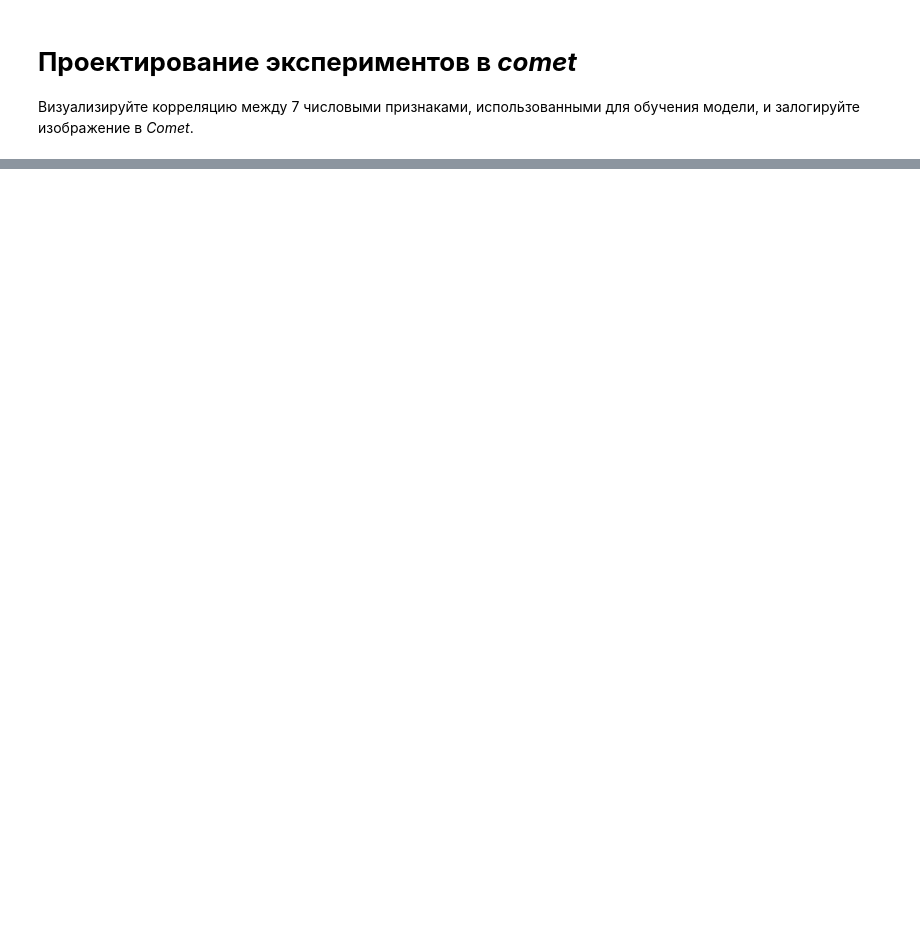
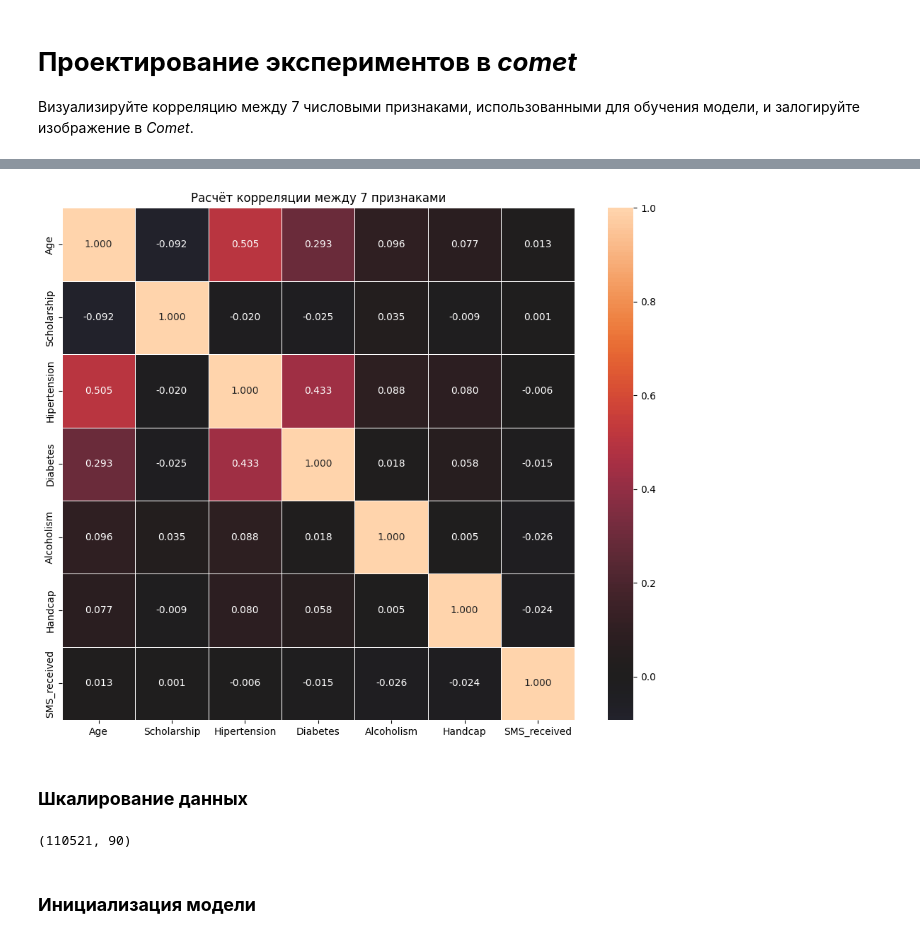
Before and after one commit to kjottboller/sf_data_science, a Jupyter notebook: Проектирование экспериментов (HW-03)/Проектирование экспериментов.ipynb, the cells around one changed output, grey strips where cells are left out. Drawn from its saved outputs; the diff is of its cells as text; code cells hidden in the pictures; blank space fills up the shorter version.

```diff
--- a/Проектирование экспериментов (HW-03)/Проектирование экспериментов.ipynb
+++ b/Проектирование экспериментов (HW-03)/Проектирование экспериментов.ipynb
@@ -38,0 +74,5 @@ data.hist(figsize=(16,14))
+# %%
+# Удаление аномальных значений
+
+data = data[(data.Age >=0) & (data.Age <= 102)]
+data.Age.value_counts()
@@ -38,0 +138,6 @@ data.hist(figsize=(16,14))
+# %%
+numeric_cols = ['Age', 'Scholarship', 'Hipertension', 'Diabetes', 'Alcoholism', 'Handcap', 'SMS_received']
+numeric_data = data[numeric_cols]
+# %%
+correlation = numeric_data.corr() # Расчёт корреляции
+correlation
@@ -38,0 +153,28 @@ data.hist(figsize=(16,14))
+# %%
+plt.figure(figsize=(10, 8))
+sns.heatmap(correlation, annot=True, center = 0,
+            square=True, fmt='.3f', linewidths=0.5)
+plt.title('Расчёт корреляции между 7 признаками')
+plt.tight_layout()
+
+experiment.log_figure(
+    figure_name='Correlation Heatmap',
+    figure=plt.gcf()
+)
+
+plt.show()
+# %% [output]
+[figure, added]
+# %% [markdown]
+### **Шкалирование данных**
+# %%
+from sklearn.preprocessing import MinMaxScaler
+
+scaler = MinMaxScaler()
+X = scaler.fit_transform(encoded_columns)
+
+print(X.shape)
+# %% [output]
+(110521, 90)
+# %% [markdown]
+### **Инициализация модели**
```
Also changed, not shown: parts of 33 cells of this notebook, 5 other files.
